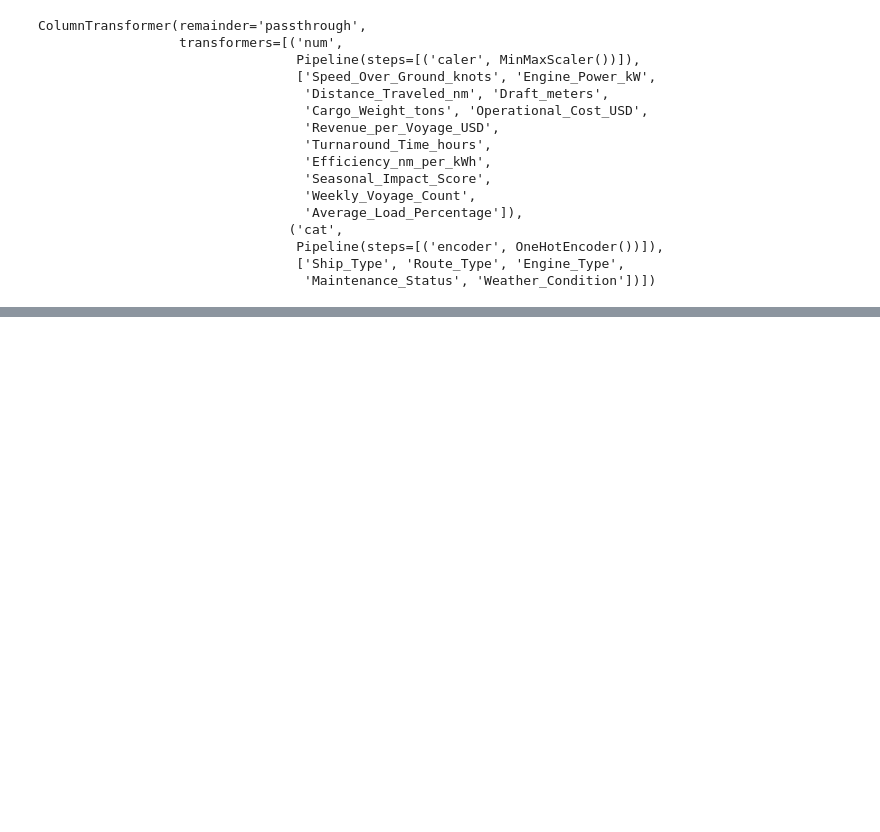
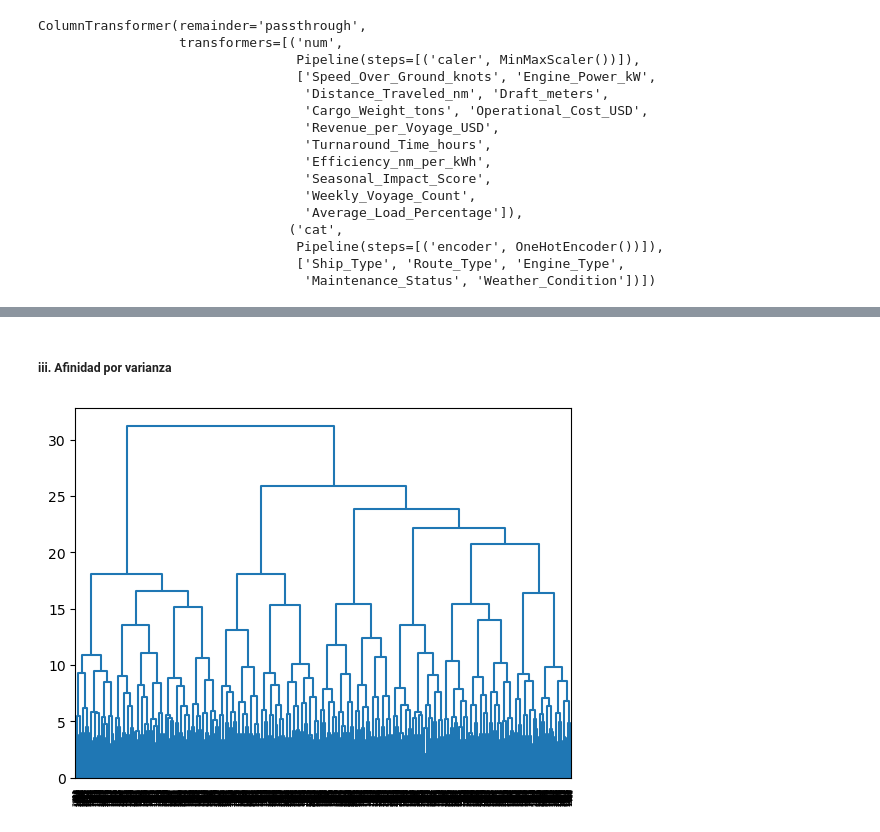
Before and after one commit to PeterWYC1/GroupingProblem, a Jupyter notebook: caso3.ipynb, the cells around one changed output, grey strips where cells are left out. Cells and saved outputs as stored; diff of their text form; code cells hidden in the pictures; blank space fills up the shorter version.

```diff
--- a/caso3.ipynb
+++ b/caso3.ipynb
@@ -281,0 +390,13 @@ memory usage: 482.0 KB
+# %% [markdown]
+##### iii. Afinidad por varianza
+# %%
+# Varizanza
+
+h_cust_ward = AgglomerativeClustering(metric='euclidean',
+                                      linkage='ward',
+                                      distance_threshold=0,
+                                      n_clusters=None)
+h_cust_ward.fit( X = data_pro)
+dibujarDendrograma(h_cust_ward, color_threshold=0)
+# %% [output]
+[figure, added]
```
Also changed, not shown: parts of 24 cells of this notebook.
